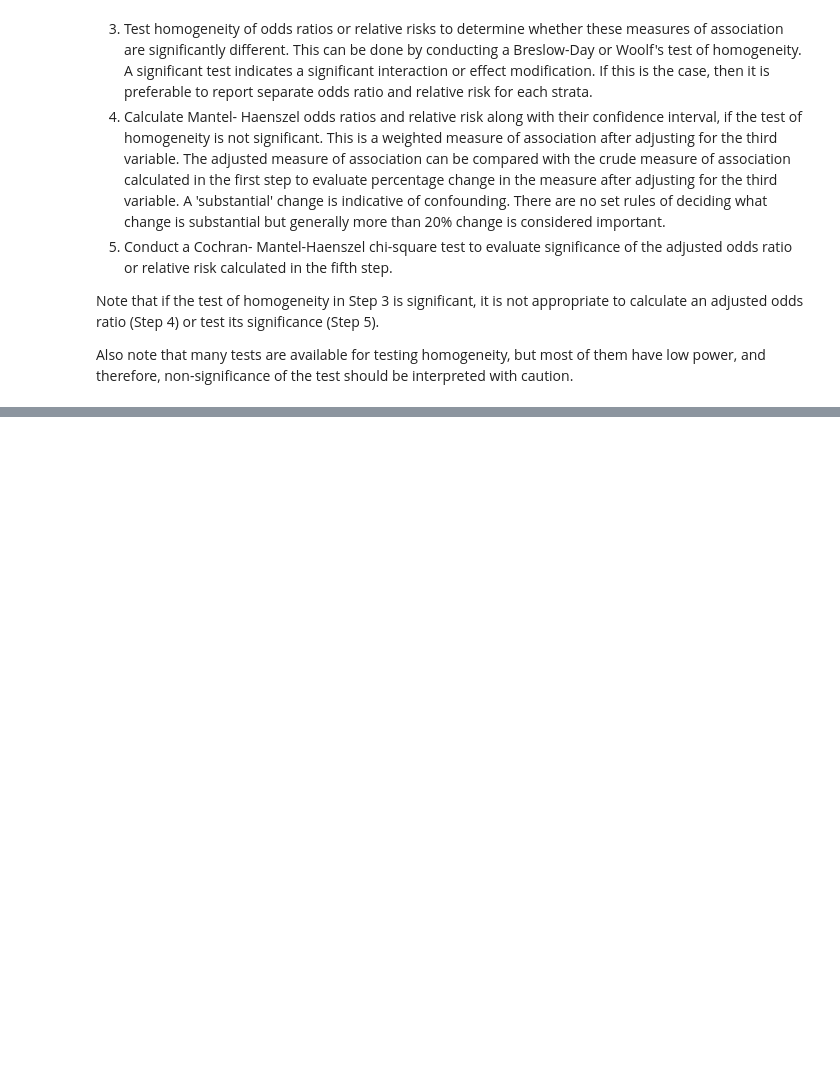
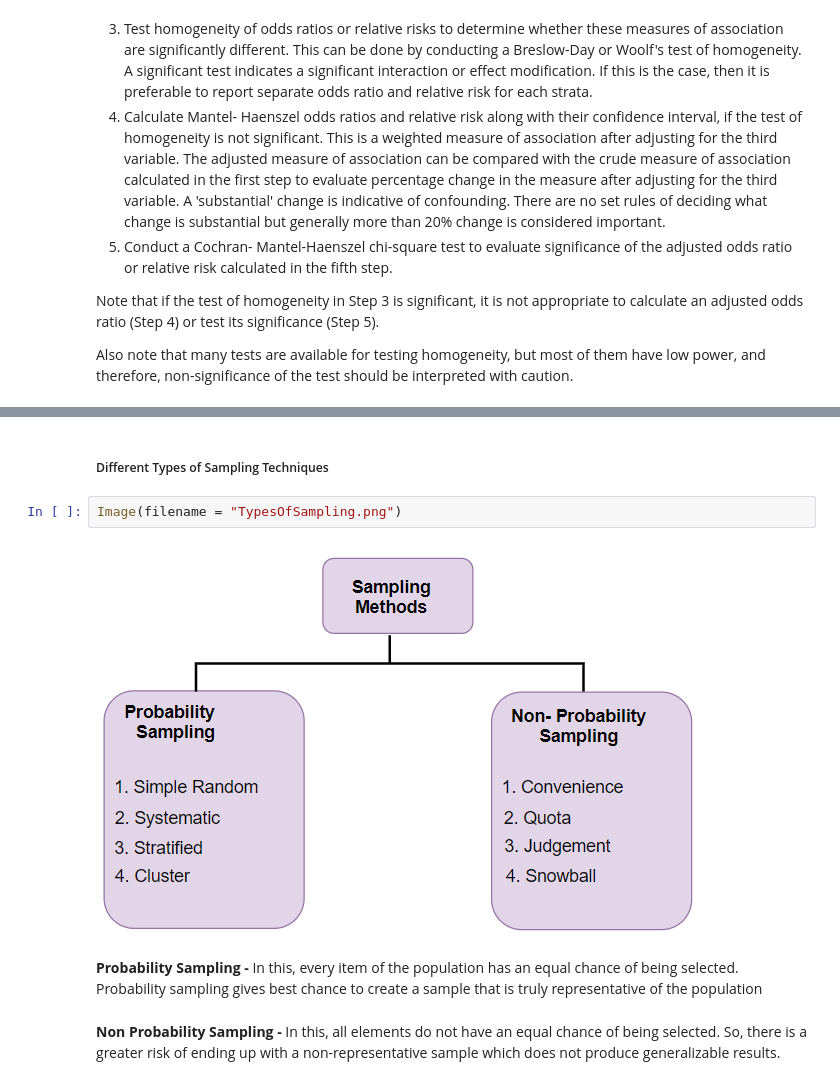
Before and after one commit to Deepshikha05/Statistics-With-Python, a Jupyter notebook: Statistics.ipynb, the cells around one changed output, grey strips where cells are left out. Cells and saved outputs as stored; diff of their text form; blank space fills up the shorter version.

```diff
--- a/Statistics.ipynb
+++ b/Statistics.ipynb
@@ -254,0 +287,10 @@ Also note that many tests are available for testing homogeneity, but most of the
+# %% [markdown]
+##### Different Types of Sampling Techniques
+# %%
+Image(filename = "TypesOfSampling.png")
+# %% [output]
+[figure, added]
+# %% [markdown]
+__Probability Sampling -__ In this, every item of the population has an equal chance of being selected. Probability sampling gives best chance to create a sample that is truly representative of the population
+# %% [markdown]
+__Non Probability Sampling -__ In this, all elements do not have an equal chance of being selected. So, there is a greater risk of ending up with a non-representative sample which does not produce generalizable results.
```
Also changed, not shown: parts of 10 cells of this notebook.
